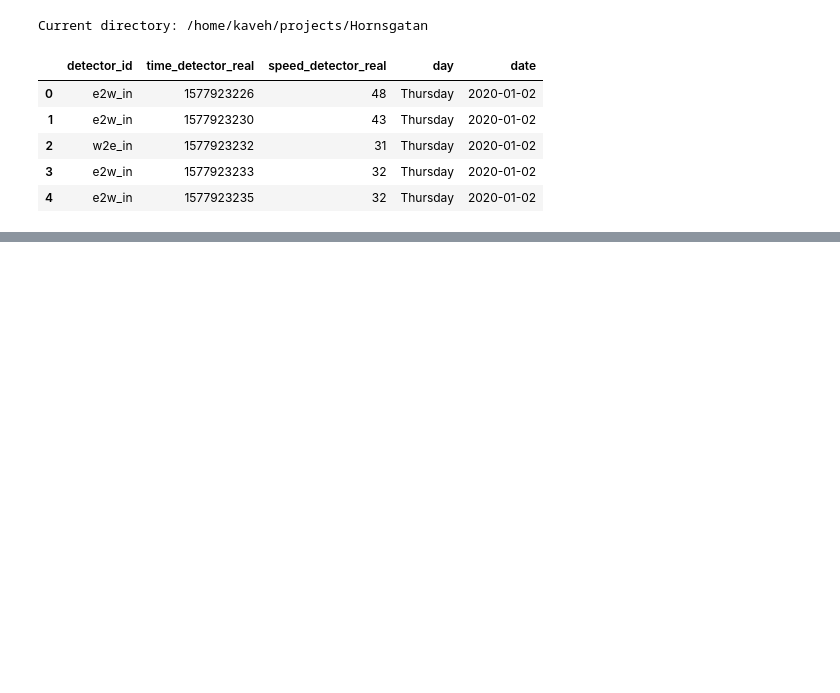
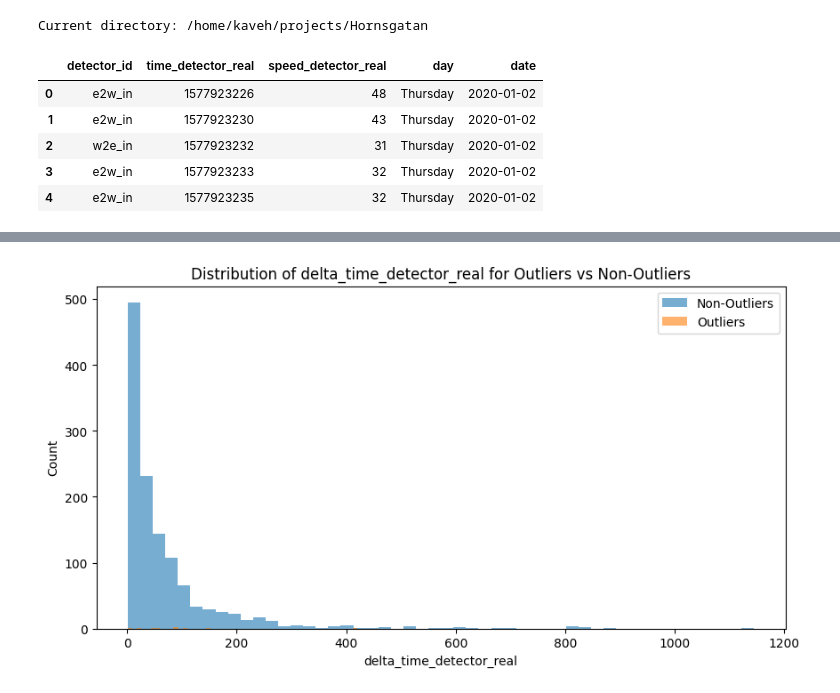
Before and after one commit to SiddharthVenkataraman/Hornsgatan, a Jupyter notebook: notebook/analysis_input_data.ipynb, the cells around one changed output, grey strips where cells are left out. Cells and saved outputs as stored; diff of their text form; code cells hidden in the pictures; blank space fills up the shorter version.

```diff
--- a/notebook/analysis_input_data.ipynb
+++ b/notebook/analysis_input_data.ipynb
@@ -62,0 +106,12 @@ Deleted: data/calibration_intermediate_data/simulation_e2w_out_2020-01-02_10_35.
+# %%
+# Mark outliers in the main DataFrame
+data['is_outlier'] = (data['speed_detector_real'] < lower_bound) | (data['speed_detector_real'] > upper_bound)
+
+# Describe delta_time_detector_real for outliers and non-outliers
+outlier_deltas = data[data['is_outlier']]['delta_time_detector_real']
+non_outlier_deltas = data[~data['is_outlier']]['delta_time_detector_real']
+
+print("Outliers - delta_time_detector_real stats:")
+print(outlier_deltas.describe())
+print("\nNon-Outliers - delta_time_detector_real stats:")
+print(non_outlier_deltas.describe())
@@ -62,0 +136,13 @@ Deleted: data/calibration_intermediate_data/simulation_e2w_out_2020-01-02_10_35.
+# %%
+import matplotlib.pyplot as plt
+
+plt.figure(figsize=(10,5))
+plt.hist(non_outlier_deltas.dropna(), bins=50, alpha=0.6, label='Non-Outliers')
+plt.hist(outlier_deltas.dropna(), bins=50, alpha=0.6, label='Outliers')
+plt.xlabel('delta_time_detector_real')
+plt.ylabel('Count')
+plt.title('Distribution of delta_time_detector_real for Outliers vs Non-Outliers')
+plt.legend()
+plt.show()
+# %% [output]
+[figure, added]
```
Also changed, not shown: parts of 17 cells of this notebook.
